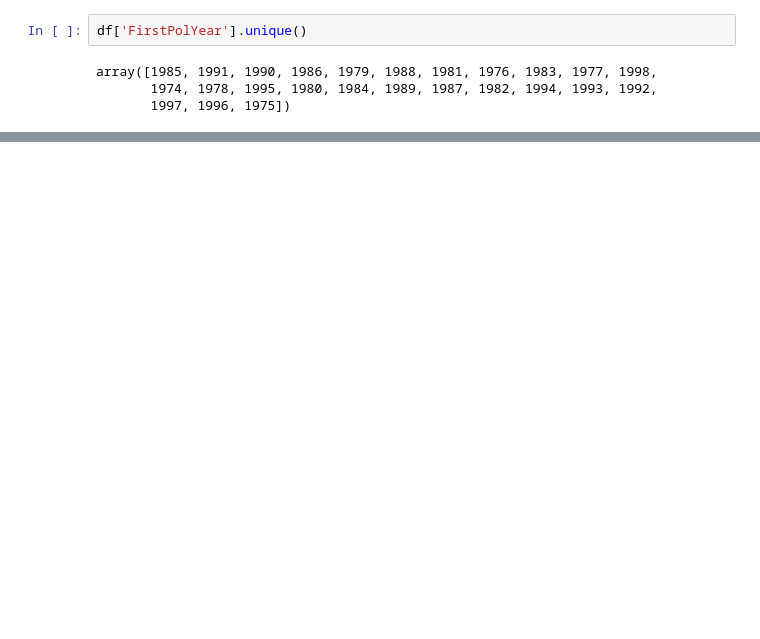
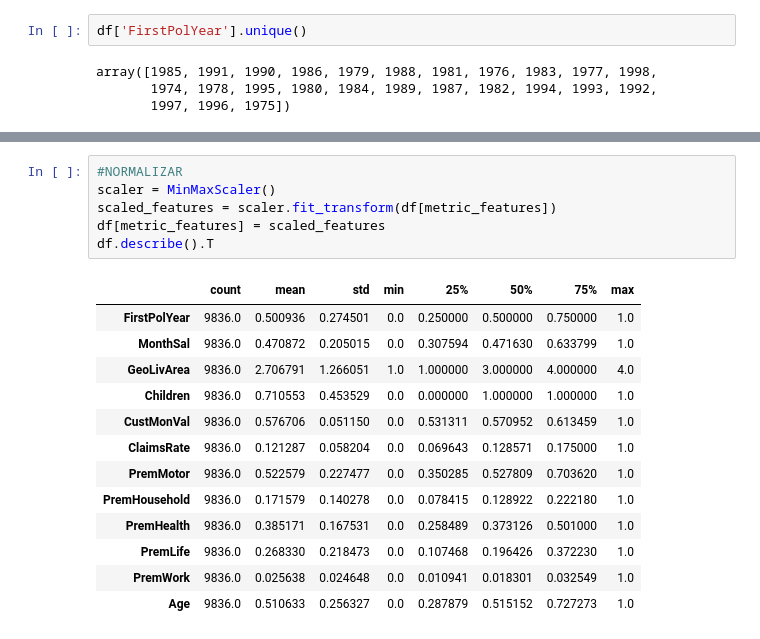
Before and after one commit to henrymmarques/DMProject, a Jupyter notebook: preprocess.ipynb, the cells around one changed output, grey strips where cells are left out. Saved outputs shown, nothing was run; the diff lists cells and outputs as text; blank space fills up the shorter version.

```diff
--- a/preprocess.ipynb
+++ b/preprocess.ipynb
@@ -298,0 +313,20 @@ sns.scatterplot(x='PremMotor', y='Age', data=df)
+# %%
+#NORMALIZAR
+scaler = MinMaxScaler()
+scaled_features = scaler.fit_transform(df[metric_features])
+df[metric_features] = scaled_features
+df.describe().T
+# %% [output]
+|  | count | mean | std | min | 25% | 50% | 75% | max |
+| FirstPolYear | 9836.0 | 0.500936 | 0.274501 | 0.0 | 0.250000 | 0.500000 | 0.750000 | 1.0 |
+| MonthSal | 9836.0 | 0.470872 | 0.205015 | 0.0 | 0.307594 | 0.471630 | 0.633799 | 1.0 |
+| GeoLivArea | 9836.0 | 2.706791 | 1.266051 | 1.0 | 1.000000 | 3.000000 | 4.000000 | 4.0 |
+| Children | 9836.0 | 0.710553 | 0.453529 | 0.0 | 0.000000 | 1.000000 | 1.000000 | 1.0 |
+| CustMonVal | 9836.0 | 0.576706 | 0.051150 | 0.0 | 0.531311 | 0.570952 | 0.613459 | 1.0 |
+| ClaimsRate | 9836.0 | 0.121287 | 0.058204 | 0.0 | 0.069643 | 0.128571 | 0.175000 | 1.0 |
+| PremMotor | 9836.0 | 0.522579 | 0.227477 | 0.0 | 0.350285 | 0.527809 | 0.703620 | 1.0 |
+| PremHousehold | 9836.0 | 0.171579 | 0.140278 | 0.0 | 0.078415 | 0.128922 | 0.222180 | 1.0 |
+| PremHealth | 9836.0 | 0.385171 | 0.167531 | 0.0 | 0.258489 | 0.373126 | 0.501000 | 1.0 |
+| PremLife | 9836.0 | 0.268330 | 0.218473 | 0.0 | 0.107468 | 0.196426 | 0.372230 | 1.0 |
+| PremWork | 9836.0 | 0.025638 | 0.024648 | 0.0 | 0.010941 | 0.018301 | 0.032549 | 1.0 |
+| Age | 9836.0 | 0.510633 | 0.256327 | 0.0 | 0.287879 | 0.515152 | 0.727273 | 1.0 |
```
Also changed, not shown: parts of 19 cells of this notebook.
